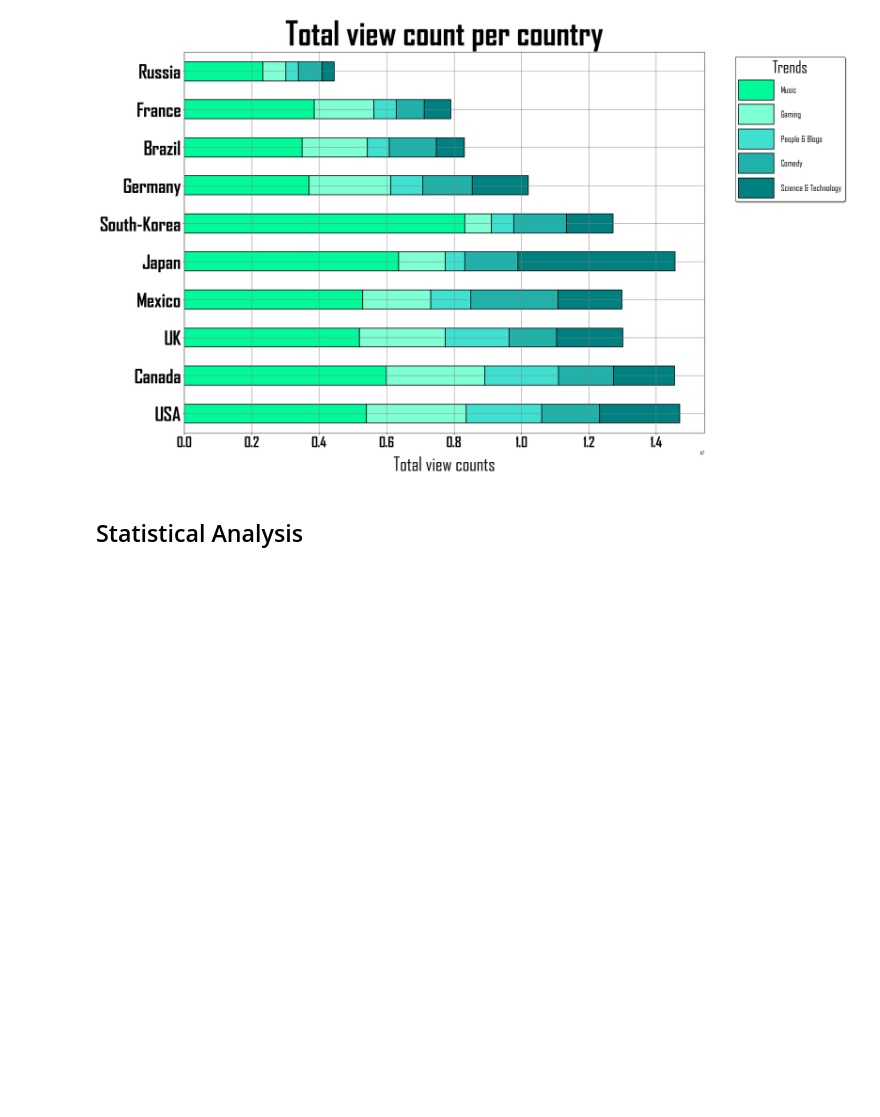
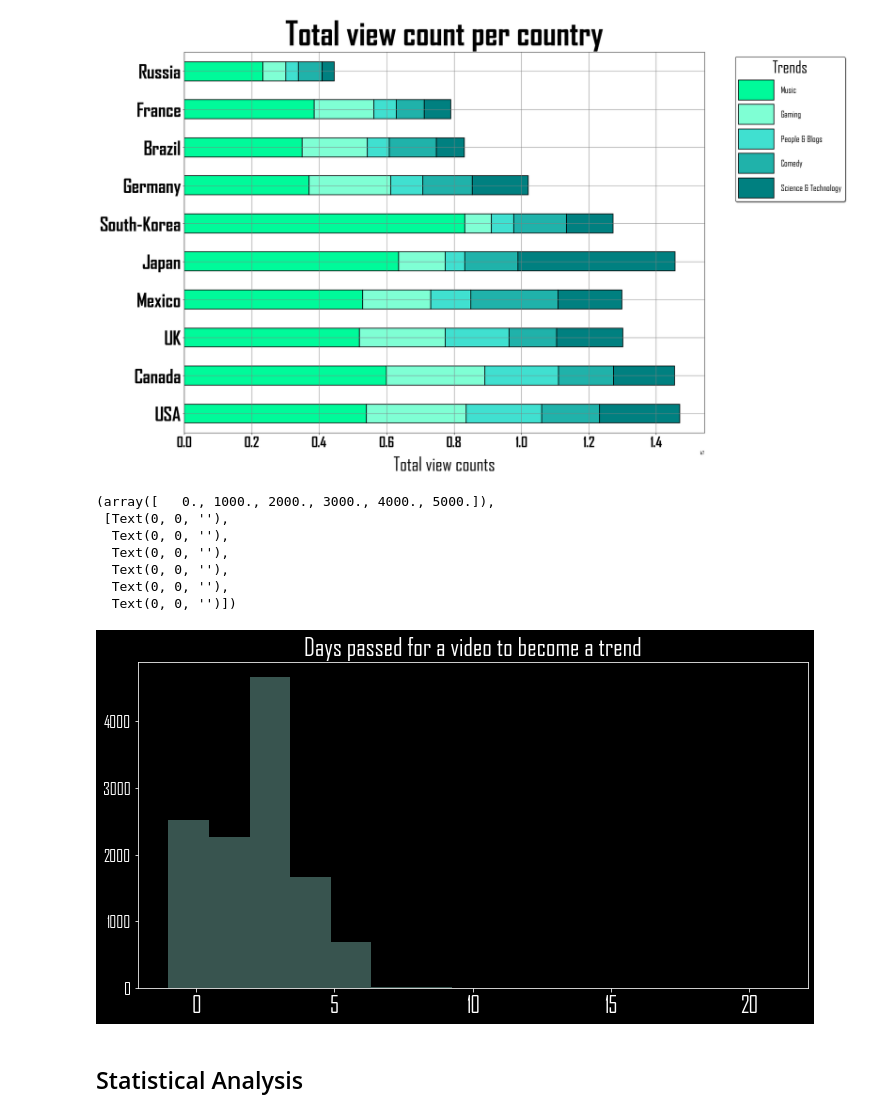
Before and after one commit to gorkemguneser/Youtube-Trending-Videos-Statistical-Analysis, a Jupyter notebook: code/YouTube Trending Videos Statistical Analysis.ipynb, the cells around one changed output. Saved outputs shown, nothing was run; the diff lists cells and outputs as text; code cells hidden in the pictures; blank space fills up the shorter version.

```diff
--- a/code/YouTube Trending Videos Statistical Analysis.ipynb
+++ b/code/YouTube Trending Videos Statistical Analysis.ipynb
@@ -739,6 +746,50 @@ plt.legend(bbox_to_anchor=(1.05, 1),loc='upper left',prop={"size":19},
 plt.grid(color="gray")
 # %% [output]
 [figure]
+# %%
+'''
+Finding avera days passed in order a video to become a trend
+'''
+
+#converting "trending date" and "published at" columns to date time data
+data_gb['trending_date'] = pd.to_datetime(data_gb['trending_date'])
+data_gb['publishedAt'] = pd.to_datetime(data_gb['publishedAt'])
+
+#checking if the conversion has worked for the both columns.
+data_gb.dtypes
+
+#Obtainig the difference in duration
+data_gb['difference']=data_gb['trending_date']-data_gb['publishedAt']
+
+#checking for the max.duration it took for a video to become viral
+data_gb['difference'].max()
+
+#checking for the min.duration it took for a video to become viral
+data_gb['difference'].min()
+
+#converting timedelta format to integer
+data_gb['difference'] = data_gb['difference'].dt.days.astype('int16')
+
+#checking if the conversion worked well.
+data_gb['difference']
+
+plt.style.use('dark_background')
+mpl.rcParams['axes.unicode_minus'] = False
+
+plt.rcParams["figure.figsize"]=(12,6)
+sns.distplot(data_gb.difference,kde=False,bins=15,axlabel=False)
+plt.title("Days passed for a video to become a trend",size=25)
+plt.xticks(size=22)
+plt.yticks(size=16)
+# %% [output]
+(array([   0., 1000., 2000., 3000., 4000., 5000.]),
+ [Text(0, 0, ''),
+  Text(0, 0, ''),
+  Text(0, 0, ''),
+  Text(0, 0, ''),
+  Text(0, 0, ''),
+  Text(0, 0, '')])
+[figure, added]
 # %% [markdown]
 ## Statistical Analysis
 # %% [markdown]
```
Also changed, not shown: parts of 32 cells of this notebook.
